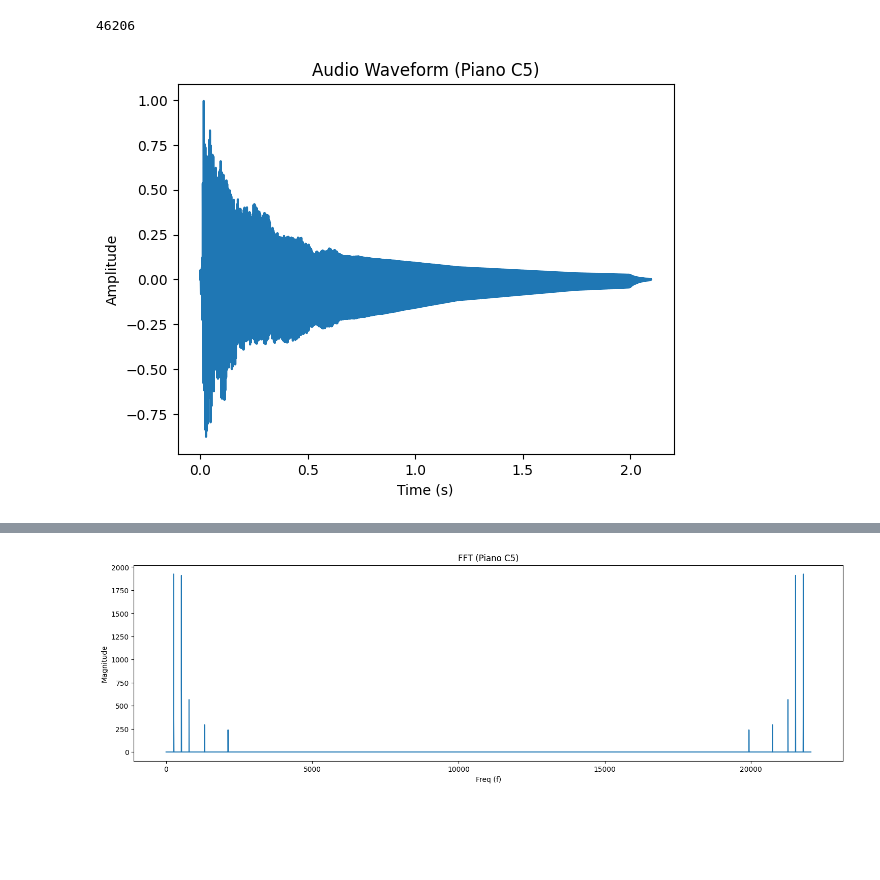
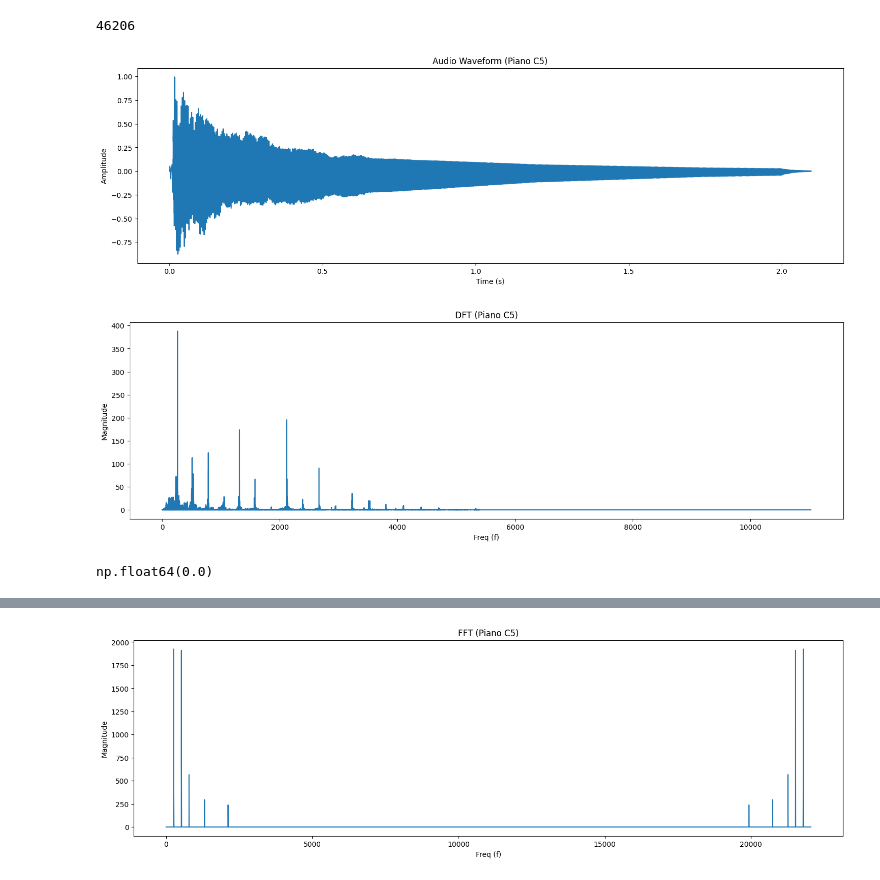
Before and after one commit to jyooDev/fourier_analysis, a Jupyter notebook: capstone/piano.ipynb, the cells around one changed output, grey strips where cells are left out. Saved outputs shown, nothing was run; the diff lists cells and outputs as text; code cells hidden in the pictures; blank space fills up the shorter version.

```diff
--- a/capstone/piano.ipynb
+++ b/capstone/piano.ipynb
@@ -20,12 +21,39 @@ len(piano_c5_data)
 # %%
 # Plot time domain graph
 time = np.arange(0, len(piano_c5_data)) / sr
+plt.figure(figsize=(18,5))
 plt.plot(time, piano_c5_data)
 plt.xlabel('Time (s)')
 plt.ylabel('Amplitude')
 plt.title('Audio Waveform (Piano C5)')
 plt.show()
 # %% [output]
-[figure, old version]
+[figure, new version]
+# %%
+# apply DFT with numpy
+T = len(piano_c5_data) / sr #record length(audio time)
+N = len(piano_c5_data)
+freq = np.linspace(0, sr, len(piano_c5_data))
+dft = np.zeros(len(piano_c5_data))
+
+for p in range(0, N//4, 10):
+    for n in range(0, N):
+        y_j = piano_c5_data[n]
+        w_j = np.exp(-1j*2*np.pi*p*n/N)
+        dft[p] += (y_j*w_j).real
+
+ms_dft = np.abs(dft)
+plt.figure(figsize=(18,5))
+plt.plot(freq[:len(freq)//2], ms_dft[:len(Y_n)//2])
+plt.xlabel('Freq (f)')
+plt.ylabel('Magnitude')
+plt.title('DFT (Piano C5)')
+plt.show()
+# %% [output]
+[figure, added]
+# %%
+magnitude_spectrum[251]
+# %% [output]
+np.float64(0.0)
 # %%
 # apply FFT
```
Also changed, not shown: parts of 4 cells of this notebook.
